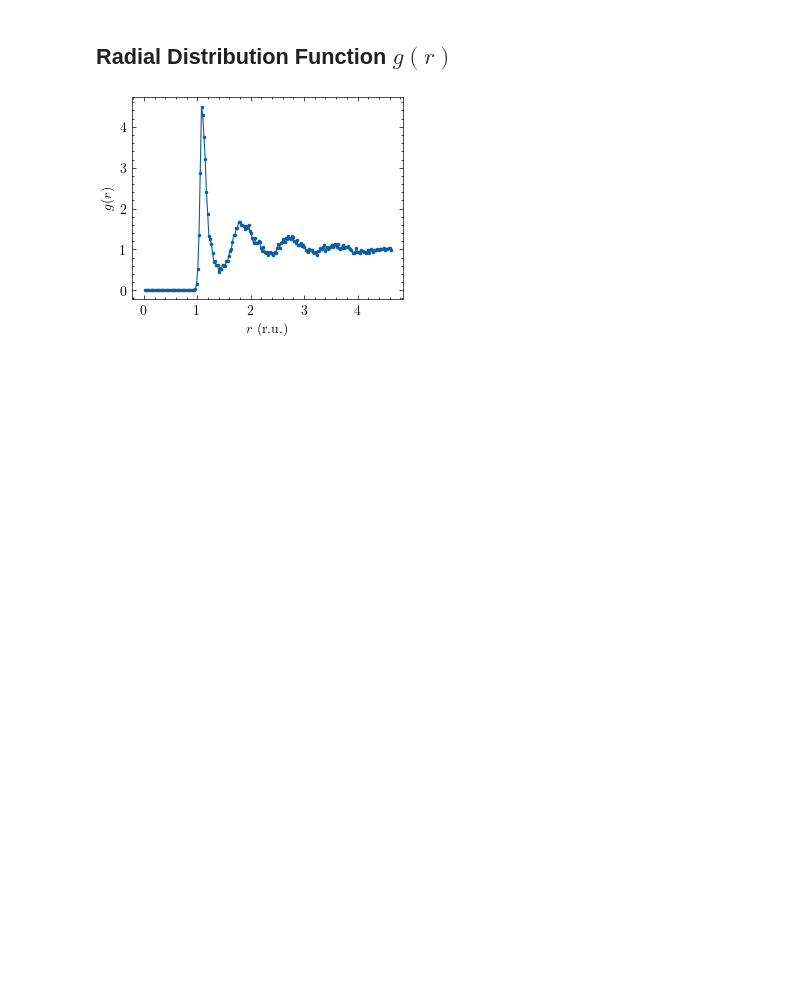
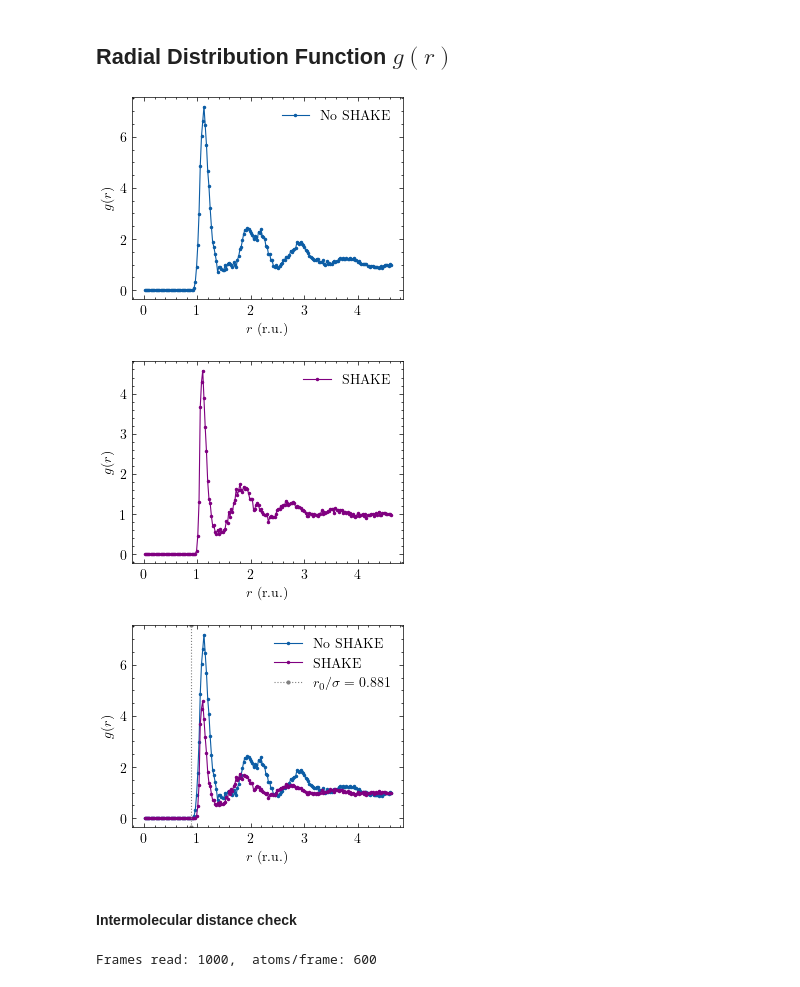
Before and after one commit to itxasoma/masm-shake, a Jupyter notebook: src/plots.ipynb, the cells around one changed output. Drawn from its saved outputs; the diff is of its cells as text; code cells hidden in the pictures; blank space fills up the shorter version.

```diff
--- a/src/plots.ipynb
+++ b/src/plots.ipynb
@@ -45,15 +82,71 @@ plt.show()
 # %% [markdown]
 ## Radial Distribution Function $g(r)$
 # %%
+# No shake
 rdf = np.loadtxt('../out/gr_ArAr.dat', comments='#')
 r   = rdf[:, 0]
 gr  = rdf[:, 1]
 
 fig, ax = plt.subplots()
 ax.plot(r, gr, marker='.', markersize=3, linewidth=0.8)
 ax.set_xlabel('$r$ (r.u.)')
 ax.set_ylabel('$g(r)$')
+ax.legend(['No SHAKE'], loc='upper right')
 fig.savefig('../plots/rdf.pdf', dpi=150, bbox_inches='tight')
 plt.show()
+
+# Shake
+rdf = np.loadtxt('../out/gr_ArAr_shake.dat', comments='#')
+r_shake   = rdf[:, 0]
+gr_shake  = rdf[:, 1]
+
+fig, ax = plt.subplots()
+ax.plot(r_shake, gr_shake, marker='.', markersize=3, linewidth=0.8, color='purple')
+ax.set_xlabel('$r$ (r.u.)')
+ax.set_ylabel('$g(r)$')
+ax.legend(['SHAKE'], loc='upper right')
+fig.savefig('../plots/rdf_shake.pdf', dpi=150, bbox_inches='tight')
+plt.show()
+
+# Both
+r0_red = 3.0 / 3.405          # intramolecular distance in reduced units (~0.881)
+fig, ax = plt.subplots()
+ax.plot(r, gr, marker='.', markersize=3, linewidth=0.8)
+ax.plot(r_shake, gr_shake, marker='.', markersize=3, linewidth=0.8, color='purple')
+ax.axvline(r0_red, color='gray', lw=0.8, ls=':', label=f'$r_0/\\sigma = {r0_red:.3f}$')
+ax.set_xlabel('$r$ (r.u.)')
+ax.set_ylabel('$g(r) $')
+ax.legend(['No SHAKE', 'SHAKE', f'$r_0/\\sigma = {r0_red:.3f}$'], loc='upper right')
+fig.savefig('../plots/rdf_both.pdf', dpi=150, bbox_inches='tight')
+plt.show()
 # %% [output]
-[figure, old version]
+[figure, new version]
+[figure, added]
+[figure, added]
+# %% [markdown]
+#### Intermolecular distance check
+# %%
+def read_xyz_traj(filename):
+    """Returns list of (N, 3) position arrays, one per frame."""
+    frames = []
+    with open(filename) as f:
+        while True:
+            line = f.readline()
+            if not line:
+                break
+            try:
+                nat = int(line.strip())
+            except ValueError:
+                break
+            f.readline()  # comment
+            pos = []
+            for _ in range(nat):
+                vals = f.readline().split()
+                pos.append([float(v) for v in vals[1:4]])
+            frames.append(np.array(pos))
+    return frames
+
+frames = read_xyz_traj('../out/trajectory_shake.xyz')
+print(f'Frames read: {len(frames)},  atoms/frame: {frames[0].shape[0]}')
+# %% [output]
+Frames read: 1000,  atoms/frame: 600
```
Also changed, not shown: parts of 6 cells of this notebook, 11 other files.
